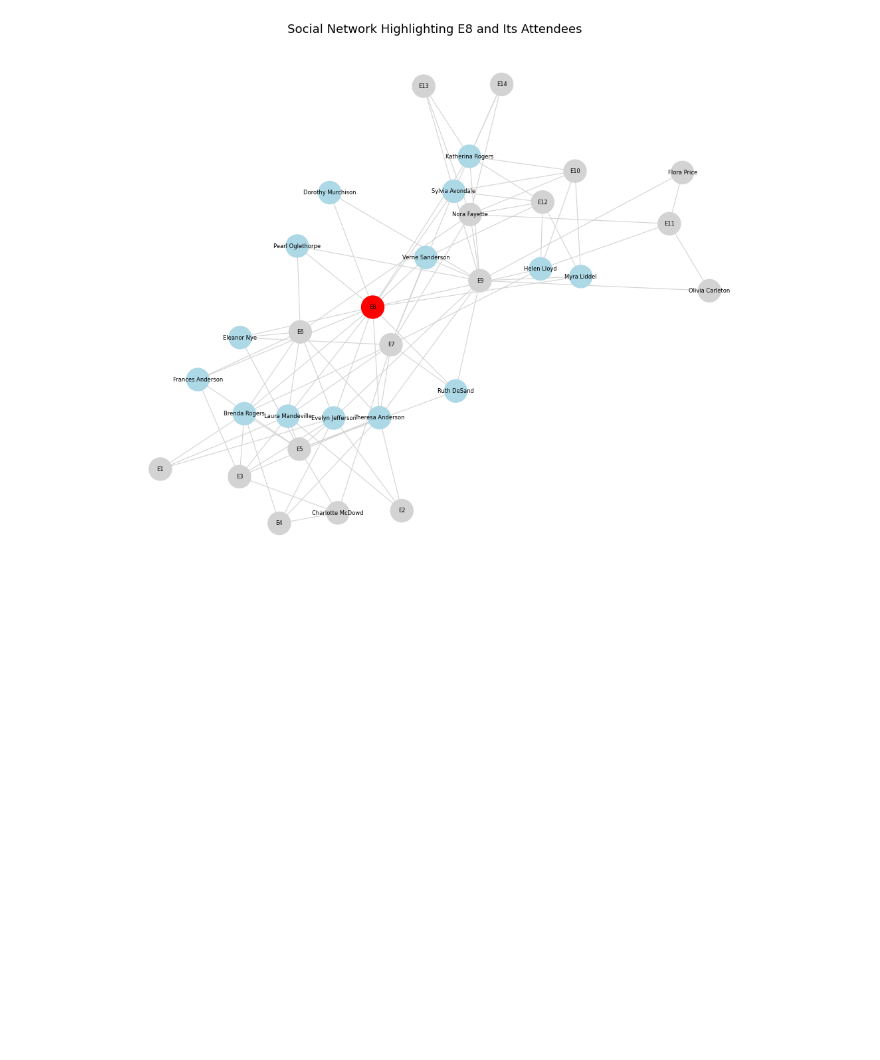
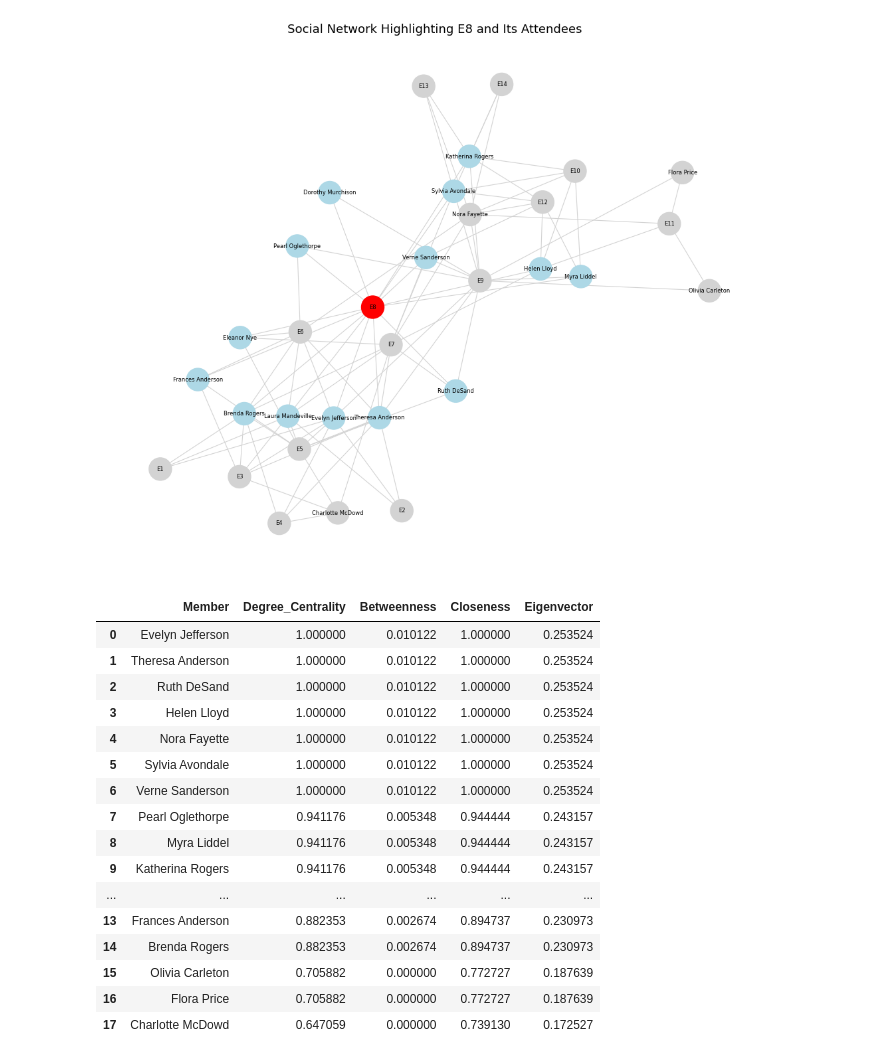
Before and after one commit to DW8888/Data620, a Jupyter notebook: davis_club.ipynb, the cells around one changed output. Saved outputs shown, nothing was run; the diff lists cells and outputs as text; code cells hidden in the pictures; blank space fills up the shorter version.

```diff
--- a/davis_club.ipynb
+++ b/davis_club.ipynb
@@ -222,3 +222,40 @@ plt.show()
 Women who attended E8:
 ['Evelyn Jefferson', 'Laura Mandeville', 'Theresa Anderson', 'Brenda Rogers', 'Frances Anderson', 'Eleanor Nye', 'Pearl Oglethorpe', 'Ruth DeSand', 'Verne Sanderson', 'Myra Liddel', 'Katherina Rogers' ...
 [figure]
+# %%
+# Calculate different centrality measures
+degree_centrality = nx.degree_centrality(W)
+betweenness_centrality = nx.betweenness_centrality(W, normalized=True)
+closeness_centrality = nx.closeness_centrality(W)
+eigenvector_centrality = nx.eigenvector_centrality(W, max_iter=500)
+
+# Combine into one DataFrame
+centrality_df = pd.DataFrame({
+    "Member": list(degree_centrality.keys()),
+    "Degree_Centrality": degree_centrality.values(),
+    "Betweenness": betweenness_centrality.values(),
+    "Closeness": closeness_centrality.values(),
+    "Eigenvector": eigenvector_centrality.values()
+})
+
+# Sort by one measure (e.g., eigenvector)
+centrality_df = centrality_df.sort_values(by="Eigenvector", ascending=False).reset_index(drop=True)
+display(centrality_df)
+# %% [output]
+|  | Member | Degree_Centrality | Betweenness | Closeness | Eigenvector |
+| 0 | Evelyn Jefferson | 1.000000 | 0.010122 | 1.000000 | 0.253524 |
+| 1 | Theresa Anderson | 1.000000 | 0.010122 | 1.000000 | 0.253524 |
+| 2 | Ruth DeSand | 1.000000 | 0.010122 | 1.000000 | 0.253524 |
+| 3 | Helen Lloyd | 1.000000 | 0.010122 | 1.000000 | 0.253524 |
+| 4 | Nora Fayette | 1.000000 | 0.010122 | 1.000000 | 0.253524 |
+| 5 | Sylvia Avondale | 1.000000 | 0.010122 | 1.000000 | 0.253524 |
+| 6 | Verne Sanderson | 1.000000 | 0.010122 | 1.000000 | 0.253524 |
+| 7 | Pearl Oglethorpe | 0.941176 | 0.005348 | 0.944444 | 0.243157 |
+| 8 | Myra Liddel | 0.941176 | 0.005348 | 0.944444 | 0.243157 |
+| 9 | Katherina Rogers | 0.941176 | 0.005348 | 0.944444 | 0.243157 |
+| ... | ... | ... | ... | ... | ... |
+| 13 | Frances Anderson | 0.882353 | 0.002674 | 0.894737 | 0.230973 |
+| 14 | Brenda Rogers | 0.882353 | 0.002674 | 0.894737 | 0.230973 |
+| 15 | Olivia Carleton | 0.705882 | 0.000000 | 0.772727 | 0.187639 |
+| 16 | Flora Price | 0.705882 | 0.000000 | 0.772727 | 0.187639 |
+| 17 | Charlotte McDowd | 0.647059 | 0.000000 | 0.739130 | 0.172527 |
```
